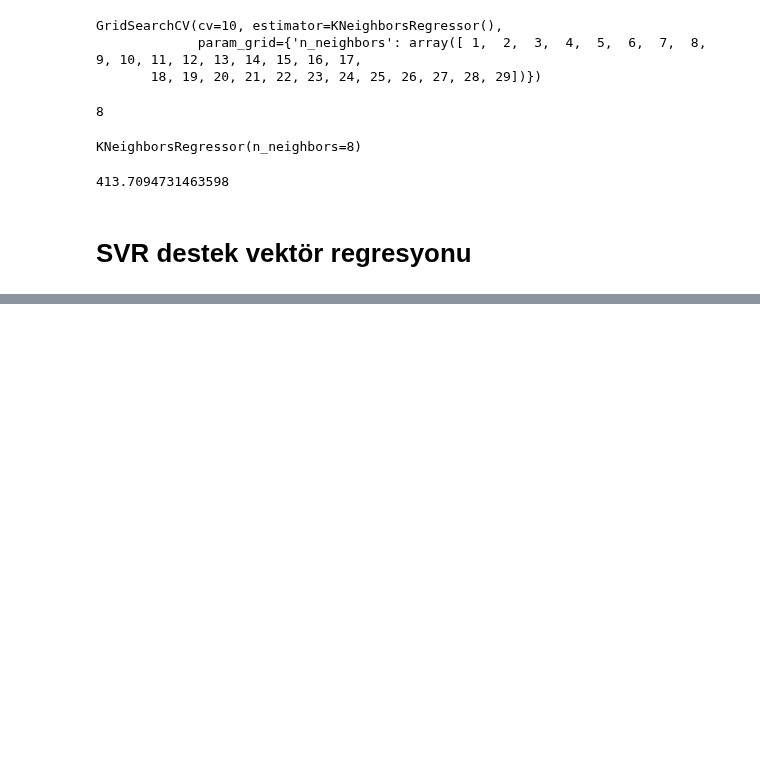
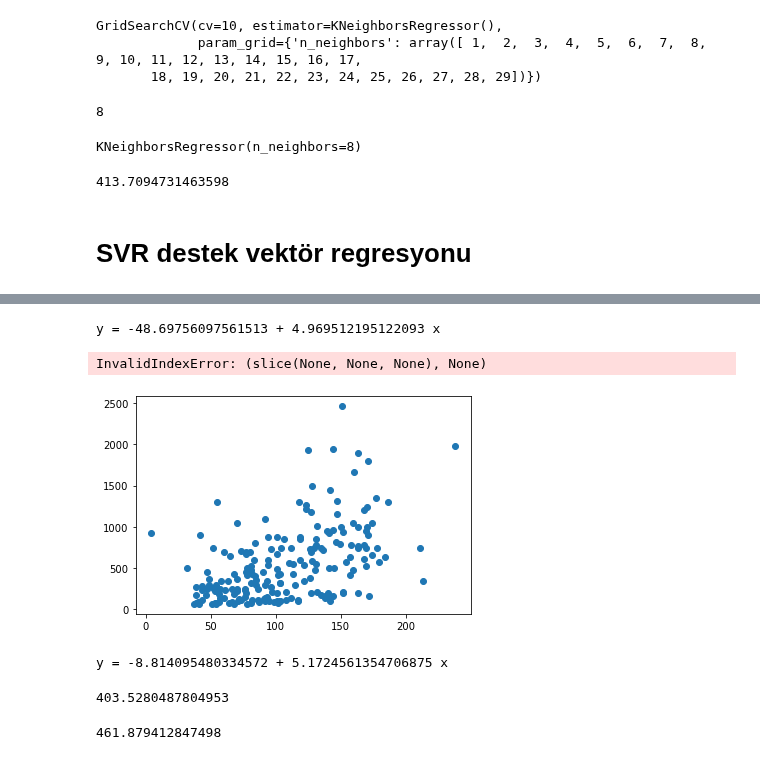
Before and after one commit to mustafaktaas/Python_StockPricePrediction_MachineLearning, a Jupyter notebook: ML-Nonlinear-Regression.ipynb, the cells around one changed output, grey strips where cells are left out. Cells and saved outputs as stored; diff of their text form; code cells hidden in the pictures; blank space fills up the shorter version.

```diff
--- a/ML-Nonlinear-Regression.ipynb
+++ b/ML-Nonlinear-Regression.ipynb
@@ -120,0 +135,14 @@ KNeighborsRegressor(n_neighbors=8)
+# %%
+hit = pd.read_csv("Hitters.csv")
+df = hit.copy()
+df = df.dropna()
+dms = pd.get_dummies(df[['League', 'Division', 'NewLeague']])
+y = df["Salary"]
+X_ = df.drop(['Salary', 'League', 'Division', 'NewLeague'], axis=1).astype('float64')
+X = pd.concat([X_, dms[['League_N', 'Division_W', 'NewLeague_N']]], axis=1)
+X_train, X_test, y_train, y_test = train_test_split(X, y,
+                                                    test_size=0.25,
+                                                    random_state=42)
+# %%
+X_train = pd.DataFrame(X_train["Hits"])
+X_test = pd.DataFrame(X_test["Hits"])
@@ -120,0 +151,4 @@ KNeighborsRegressor(n_neighbors=8)
+# %%
+svr_model = SVR(kernel = "linear").fit(X_train,y_train)
+# %%
+y_pred = svr_model.predict(X_train)
@@ -120,0 +175,18 @@ KNeighborsRegressor(n_neighbors=8)
+# %%
+print ("y = {0} + {1} x".format(svr_model.intercept_[0],
+                                svr_model.coef_[0][0]))
+# %% [output]
+y = -48.69756097561513 + 4.969512195122093 x
+# %%
+plt.scatter(X_train, y_train)
+plt.plot(X_train,y_pred)
+# %% [output]
+InvalidIndexError: (slice(None, None, None), None)
+[figure, added]
+# %%
+from sklearn.linear_model import LinearRegression
+lm_model = LinearRegression().fit(X_train, y_train)
+lm_pred  = lm_model.predict(X_train)
+print("y = {0} + {1} x".format(lm_model.intercept_, lm_model.coef_[0]))
+# %% [output]
+y = -8.814095480334572 + 5.1724561354706875 x
@@ -120,0 +195,4 @@ KNeighborsRegressor(n_neighbors=8)
+# %%
+-48.69756097561513 + 4.969512195122093*91
+# %% [output]
+403.5280487804953
@@ -120,0 +201,4 @@ KNeighborsRegressor(n_neighbors=8)
+# %%
+-8.814095480334572 + 5.1724561354706875*91
+# %% [output]
+461.879412847498
```
Also changed, not shown: parts of 13 cells of this notebook.
